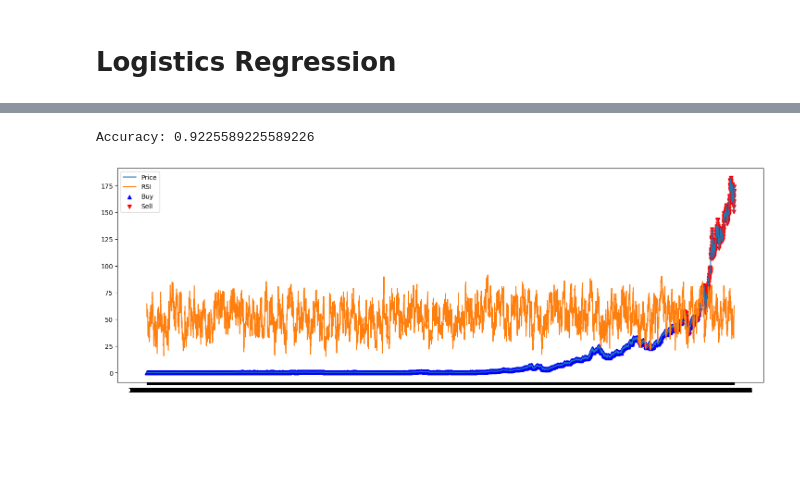
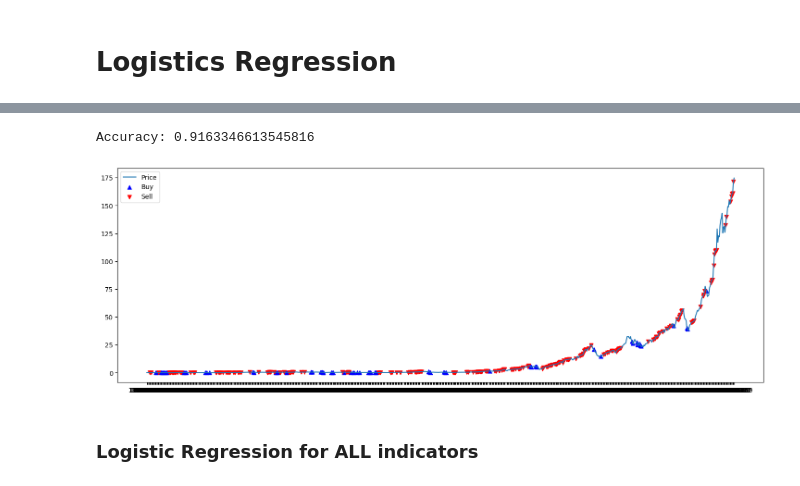
Before and after one commit to ShubhangamPrasad/Technical-Indicator-Evaluator, a Jupyter notebook: Regression.ipynb, the cells around one changed output, grey strips where cells are left out. Cells and saved outputs as stored; diff of their text form; code cells hidden in the pictures; blank space fills up the shorter version.

Commit message:
finished up logistic regression

```diff
--- a/Regression.ipynb
+++ b/Regression.ipynb
@@ -389,0 +364,32 @@ Accuracy: 0.6352201257861635
+# %%
+# Heads and Shoulders
+# Calculate the neckline (a line connecting the lows of the two shoulders)
+df["Neckline"] = (df["left_shoulder"] + df["right_shoulder"]) / 2
+
+# Above neckline you sell, (0), below neckline you buy (1)
+df["hssignal"] = np.where(df['Close'].shift(-1) > df['Close'], 1, 0)
+
+features = ["left_shoulder", "right_shoulder"]
+df = df.dropna()
+
+# Split the data into training and testing sets
+X_train, X_test, y_train, y_test = train_test_split(df[features][:-1], df['label'][:-1], test_size=0.3)
+
+# Fit logistic regression model
+model = LogisticRegression()
+model.fit(X_train, y_train)
+
+# Predict labels for testing set
+y_pred = model.predict(X_test)
+
+# Evaluate model performance
+accuracy = accuracy_score(y_test, y_pred)
+print("Accuracy:", accuracy)
+
+# Create a plot of the Moving Average indicator and the buy/sell signals
+plt.figure(figsize=(18, 6))
+plt.plot(df['Close'], label='Price')
+plt.scatter(df[df['hssignal'] == 1].index, df[df['hssignal'] == 1]['Close'], marker='^', color='blue', label='Buy')
+plt.scatter(df[df['hssignal'] == 0].index, df[df['hssignal'] == 0]['Close'], marker='v', color='red', label='Sell')
+plt.legend()
+plt.show()
@@ -390,32 +399,31 @@ Accuracy: 0.6352201257861635
 # %%
 # RSI
-df = data
 # Create the binary labels (1: buy, 0: sell)
-df['rsisignal'] = np.where(df['RSI'].shift(-1) > df['Close'], 1, 0)
-df = df.dropna()
+df['rsisignal'] = np.where(df["RSI"].shift(-1) > 70, 0, np.where(df["RSI"].shift(-1) < 30, 1, -1))
 
 # Split the data into training and testing sets
-X_train, X_test, y_train, y_test = train_test_split(df['RSI'][:-1], df['rsisignal'][:-1], test_size=0.2)
+X_train, X_test, y_train, y_test = train_test_split(df['RSI'][:-1], df['label'][:-1], test_size=0.3)
 
 # Fit logistic regression model
 model = LogisticRegression()
 model.fit(X_train.values.reshape(-1, 1), y_train)
 
 # Predict labels for testing set
 y_pred = model.predict(X_test.values.reshape(-1, 1))
 
 # Evaluate model performance
 accuracy = accuracy_score(y_test, y_pred)
 print("Accuracy:", accuracy)
 
 # Create a plot of the Moving Average indicator and the buy/sell signals
 plt.figure(figsize=(18, 6))
 plt.plot(df['Close'], label='Price')
-plt.plot(df['RSI'], label='RSI')
 plt.scatter(df[df['rsisignal'] == 1].index, df[df['rsisignal'] == 1]['Close'], marker='^', color='blue', label='Buy')
 plt.scatter(df[df['rsisignal'] == 0].index, df[df['rsisignal'] == 0]['Close'], marker='v', color='red', label='Sell')
 plt.legend()
 plt.show()
 # %% [output]
-Accuracy: 0.9225589225589226
+Accuracy: 0.9163346613545816
-[figure, old version]
+[figure, new version]
+# %% [markdown]
+### Logistic Regression for ALL indicators
```
Also changed, not shown: parts of 13 cells of this notebook.
